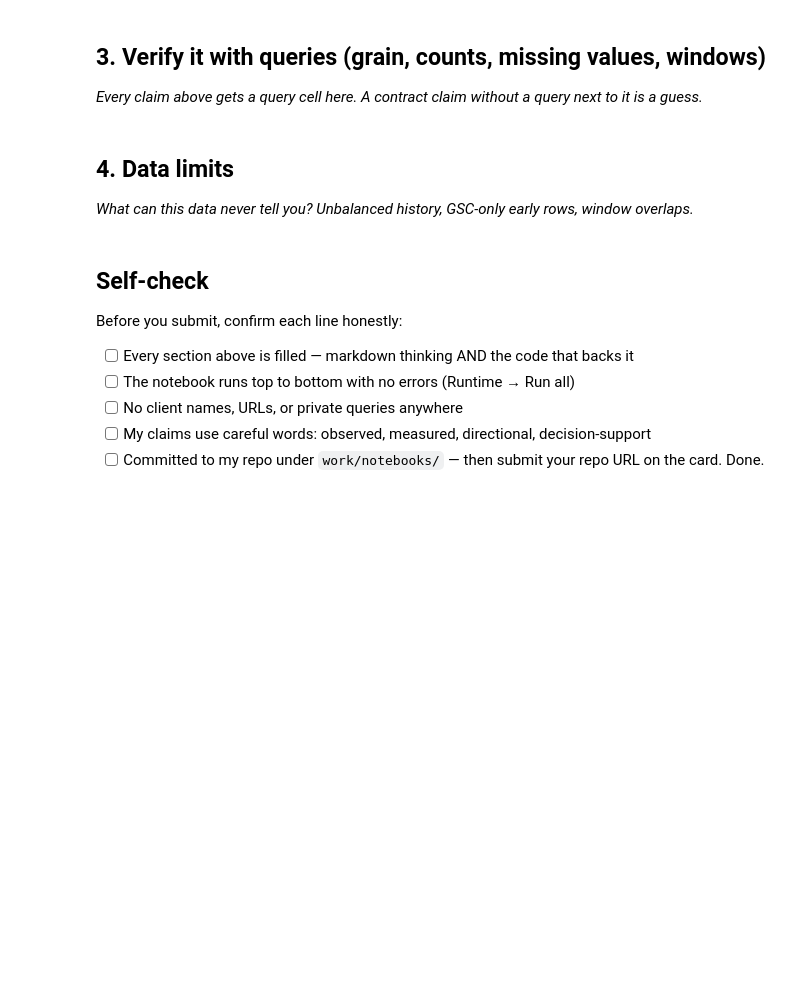
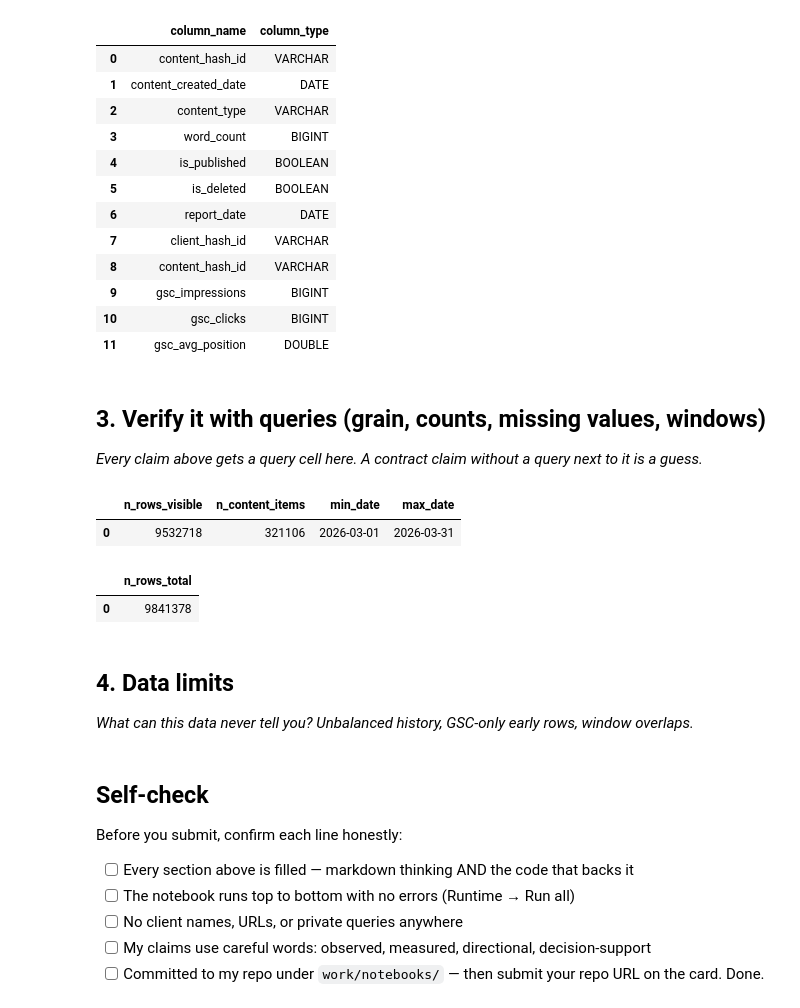
Before and after one commit to moath177/flyrank, a Jupyter notebook: work/notebooks/w03_data_contract.ipynb, the cells around one changed output. Cells and saved outputs as stored; diff of their text form; code cells hidden in the pictures; blank space fills up the shorter version.

```diff
--- a/work/notebooks/w03_data_contract.ipynb
+++ b/work/notebooks/w03_data_contract.ipynb
@@ -16,0 +23,11 @@ This skeleton is yours to fill. Work the sections **in order** — each one has
+# %%
+%pip -q install duckdb huggingface_hub
+
+import os, getpass
+HF_TOKEN = os.environ.get('HF_TOKEN') or getpass.getpass('Paste your Hugging Face READ token (hf_...): ')
+
+import duckdb
+con = duckdb.connect()
+con.execute(f"CREATE OR REPLACE SECRET hf (TYPE huggingface, TOKEN '{HF_TOKEN}')")
+
+REL = 'hf://datasets/FlyRank/internship-warehouse'
@@ -17,7 +88,63 @@ This skeleton is yours to fill. Work the sections **in order** — each one has
+# %%
+schema_check = con.sql(f"""
+    SELECT column_name, column_type
+    FROM (DESCRIBE SELECT * FROM read_parquet('{REL}/dim_content.parquet'))
+    WHERE column_name IN ('content_hash_id','content_type','word_count','content_created_date','is_published','is_deleted')
+
+    UNION ALL
+
+    SELECT column_name, column_type
+    FROM (DESCRIBE SELECT * FROM read_parquet('{REL}/fact_content_daily_performance/month=2026-03/*.parquet'))
+    WHERE column_name IN ('client_hash_id','content_hash_id','report_date','gsc_avg_position','gsc_impressions','gsc_clicks')
+""").df()
+
+schema_check
+# %% [output]
+|  | column_name | column_type |
+| 0 | content_hash_id | VARCHAR |
+| 1 | content_created_date | DATE |
+| 2 | content_type | VARCHAR |
+| 3 | word_count | BIGINT |
+| 4 | is_published | BOOLEAN |
+| 5 | is_deleted | BOOLEAN |
+| 6 | report_date | DATE |
+| 7 | client_hash_id | VARCHAR |
+| 8 | content_hash_id | VARCHAR |
+| 9 | gsc_impressions | BIGINT |
+| 10 | gsc_clicks | BIGINT |
+| 11 | gsc_avg_position | DOUBLE |
 # %% [markdown]
 ## 3. Verify it with queries (grain, counts, missing values, windows)
 
 *Every claim above gets a query cell here. A contract claim without a query next to it is a guess.*
+# %%
+availability_check = con.sql(f"""
+    SELECT
+        COUNT(*) AS n_rows_visible,
+        COUNT(DISTINCT f.content_hash_id) AS n_content_items,
+        MIN(f.report_date) AS min_date,
+        MAX(f.report_date) AS max_date
+    FROM read_parquet('{REL}/fact_content_daily_performance/month=2026-03/*.parquet') f
+    JOIN read_parquet('{REL}/dim_content.parquet') d
+        ON f.content_hash_id = d.content_hash_id
+    WHERE d.is_published IS TRUE
+      AND d.is_deleted IS FALSE
+""").df()
+
+availability_check
+# %% [output]
+|  | n_rows_visible | n_content_items | min_date | max_date |
+| 0 | 9532718 | 321106 | 2026-03-01 | 2026-03-31 |
+# %%
+total_check = con.sql(f"""
+    SELECT COUNT(*) AS n_rows_total
+    FROM read_parquet('{REL}/fact_content_daily_performance/month=2026-03/*.parquet')
+""").df()
+
+total_check
+# %% [output]
+|  | n_rows_total |
+| 0 | 9841378 |
 # %% [markdown]
 ## 4. Data limits
 
```
Also changed, not shown: parts of 8 cells of this notebook.
